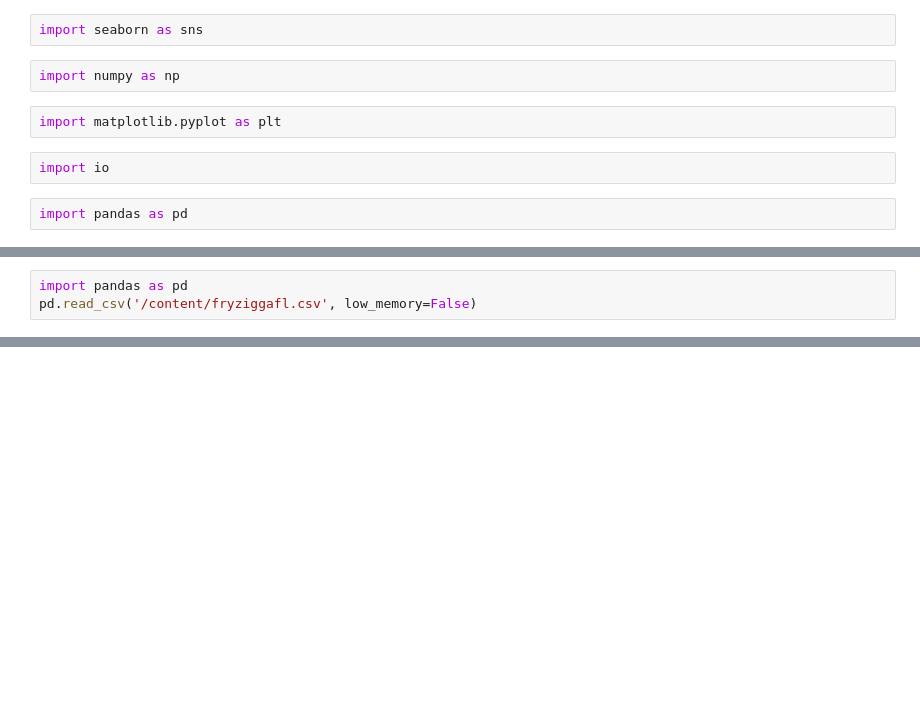
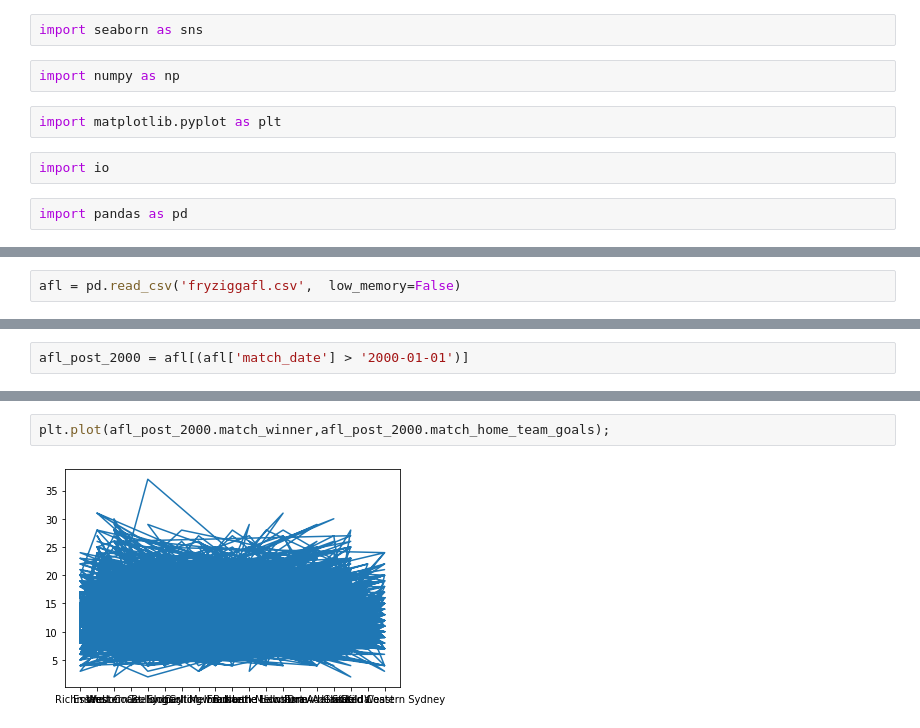
Before and after one commit to jndorosey/googlecolab, a Jupyter notebook: 2_3_Vis_Tabular_data.ipynb, the cells around one changed output, grey strips where cells are left out. Saved outputs shown, nothing was run; the diff lists cells and outputs as text; blank space fills up the shorter version.

```diff
--- a/2_3_Vis_Tabular_data.ipynb
+++ b/2_3_Vis_Tabular_data.ipynb
@@ -15,3 +35,2 @@ import pandas as pd
 # %%
-import pandas as pd
-pd.read_csv('/content/fryziggafl.csv', low_memory=False)
+afl = pd.read_csv('fryziggafl.csv',  low_memory=False)
@@ -33,0 +55,2 @@ Warning: total number of rows (655663) exceeds max_rows (20000). Limiting to fir
+# %%
+afl_post_2000 = afl[(afl['match_date'] > '2000-01-01')]
@@ -33,0 +75,4 @@ Warning: total number of rows (655663) exceeds max_rows (20000). Limiting to fir
+# %%
+plt.plot(afl_post_2000.match_winner,afl_post_2000.match_home_team_goals);
+# %% [output]
+[figure, added]
```
Also changed, not shown: parts of 10 cells of this notebook.
